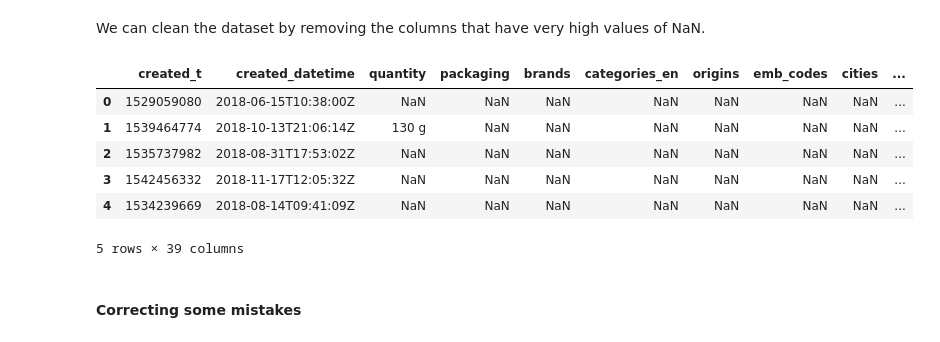
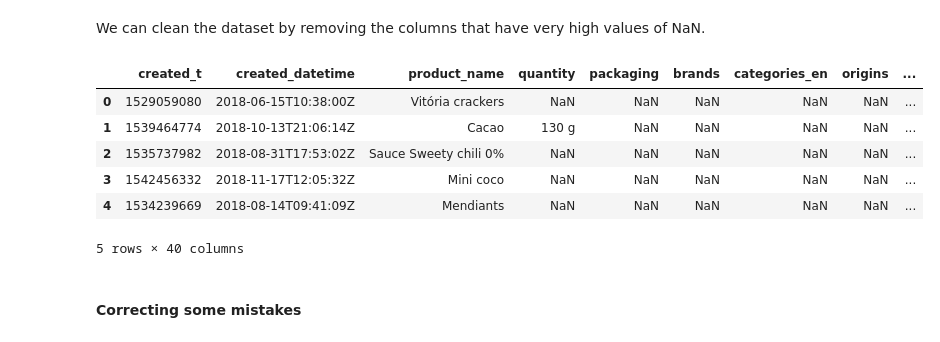
Before and after one commit to aelamran/ADA-project1-Openfoodfacts, a Jupyter notebook: Open Food Fact.ipynb, the cells around one changed output. Drawn from its saved outputs; the diff is of its cells as text; code cells hidden in the pictures.

```diff
--- a/Open Food Fact.ipynb
+++ b/Open Food Fact.ipynb
@@ -152,36 +150,36 @@ We can clean the dataset by removing the columns that have very high values of N
 # %%
 # We remove the features that have very high number of nan values, but keep some of them that are relevant even if
 # they also  have high numbers of NAN values
 
 features_to_remove = list(nan_values_per_column[nan_values_per_column > 600000].index.values)
 features_to_keep = ['allergens', 'ingredients_that_may_be_from_palm_oil',
                     'traces', 'emb_codes', 'origins', 'cities']
 
 # Removing what should be removed and keeping what should be kept
 features_to_remove = [item for item in features_to_remove if item not in features_to_keep]
-features_to_remove.extend(['code', 'url', 'creator', 'product_name', 'serving_size',
+features_to_remove.extend(['code', 'url', 'creator', 'serving_size',  # 'product_name'
                            'nutrition-score-uk_100g',
                            'last_modified_t', 'last_modified_datetime'])
 
 # When some columns are tags, we remove them because they are redundant
 # We add them these redundant columns to the list of columns to remove
 for col in df_open_food_fact.columns.values:
     if '_en' in col:
         features_to_remove.append(col.replace('_en', ''))
     if 'tags' in col:
         features_to_remove.append(col)
 
 # The list of redundant columns to remove
 features_to_remove = set(list(features_to_remove))
 cleaned_df = df_open_food_fact.drop(features_to_remove, axis=1)
 cleaned_df.head()
 # %% [output]
-|  | created_t | created_datetime | quantity | packaging | brands | categories_en | origins | emb_codes | cities | ... |
-| 0 | 1529059080 | 2018-06-15T10:38:00Z | NaN | NaN | NaN | NaN | NaN | NaN | NaN | ... |
-| 1 | 1539464774 | 2018-10-13T21:06:14Z | 130 g | NaN | NaN | NaN | NaN | NaN | NaN | ... |
-| 2 | 1535737982 | 2018-08-31T17:53:02Z | NaN | NaN | NaN | NaN | NaN | NaN | NaN | ... |
-| 3 | 1542456332 | 2018-11-17T12:05:32Z | NaN | NaN | NaN | NaN | NaN | NaN | NaN | ... |
-| 4 | 1534239669 | 2018-08-14T09:41:09Z | NaN | NaN | NaN | NaN | NaN | NaN | NaN | ... |
+|  | created_t | created_datetime | product_name | quantity | packaging | brands | categories_en | origins | ... |
+| 0 | 1529059080 | 2018-06-15T10:38:00Z | Vitória crackers | NaN | NaN | NaN | NaN | NaN | ... |
+| 1 | 1539464774 | 2018-10-13T21:06:14Z | Cacao | 130 g | NaN | NaN | NaN | NaN | ... |
+| 2 | 1535737982 | 2018-08-31T17:53:02Z | Sauce Sweety chili 0% | NaN | NaN | NaN | NaN | NaN | ... |
+| 3 | 1542456332 | 2018-11-17T12:05:32Z | Mini coco | NaN | NaN | NaN | NaN | NaN | ... |
+| 4 | 1534239669 | 2018-08-14T09:41:09Z | Mendiants | NaN | NaN | NaN | NaN | NaN | ... |
-5 rows × 39 columns
+5 rows × 40 columns
 # %% [markdown]
 #### Correcting some mistakes
```
Also changed, not shown: parts of 10 cells of this notebook.
